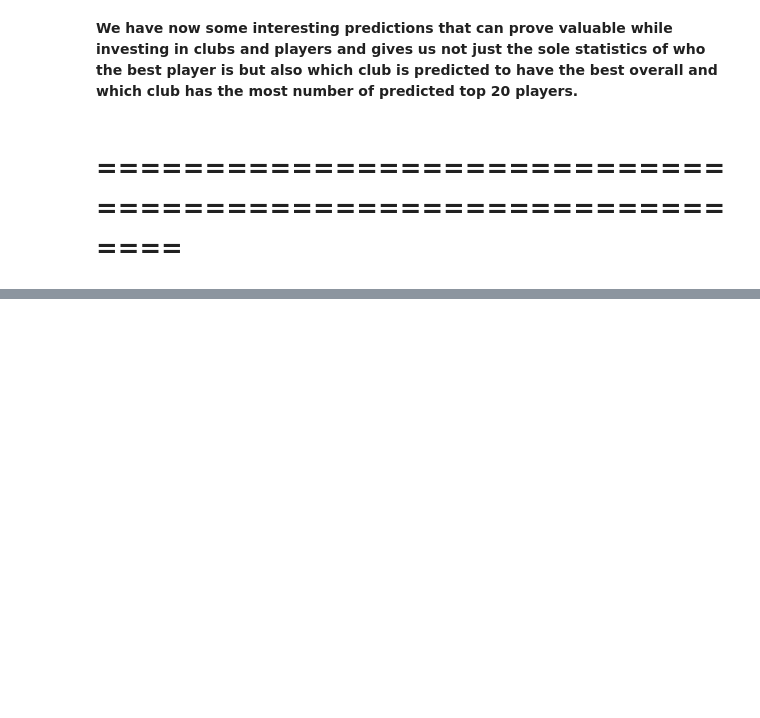
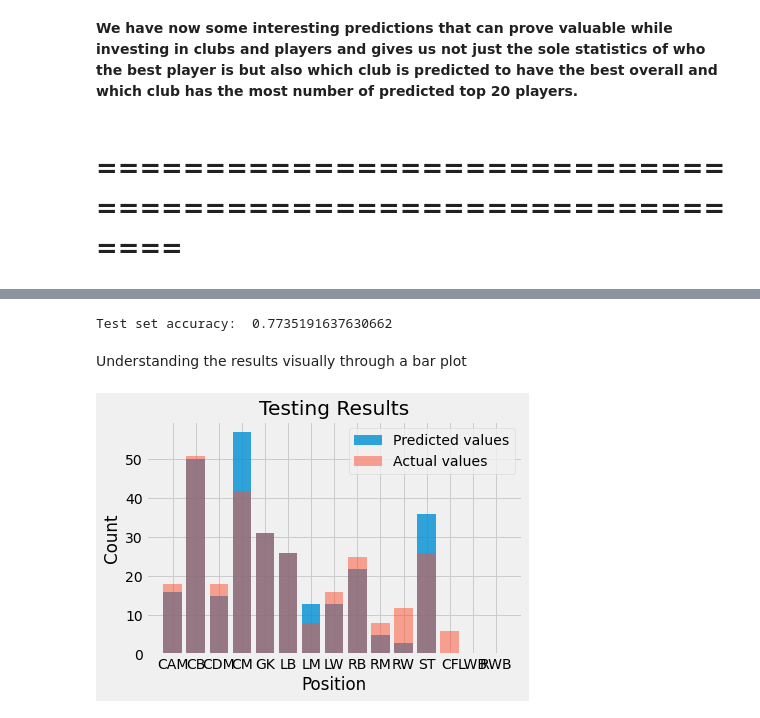
Before and after one commit to Wangsherpa/fifa-final-project, a Jupyter notebook: fifa-project.ipynb, the cells around one changed output, grey strips where cells are left out. Saved outputs shown, nothing was run; the diff lists cells and outputs as text; code cells hidden in the pictures; blank space fills up the shorter version.

```diff
--- a/fifa-project.ipynb
+++ b/fifa-project.ipynb
@@ -470,0 +660,4 @@ plt.show()
+# %%
+#Multiple player positions are present for a single player, extract only one out of those
+df_train['player_positions'] = df_train['player_positions'].str.split(',',n=1,expand=True)[0]
+df_train.head()
@@ -470,0 +710,13 @@ plt.show()
+# %%
+columns = ['ls','st','rs','lw','lf','cf','rf','rw','lam','cam','ram','lm','lcm','cm','rcm','rm','lwb','ldm', 'cdm','rdm','rwb','lb','lcb','cb','rcb','rb']
+df_test[columns] = df_test[columns].fillna(30)
+df_test[columns] = df_test[columns].astype(int)
+columns = ['dribbling','defending','physic','passing','shooting','pace']
+
+for col in columns:
+    df_test[col] = df_test[col].fillna(df_test[col].median())
+df_test[columns] = df_test[columns].astype(int)
+df_test['contract_valid_until'] = df_test['contract_valid_until'].fillna(df_test['contract_valid_until'].max())
+df_test = df_test.fillna(0)
+df_test['player_positions'] = df_test['player_positions'].str.split(',',n=1,expand=True)[0]
+df_test.head()
@@ -470,0 +730,29 @@ plt.show()
+# %%
+y_test = df_test['player_positions']
+y_test = y_test[df_tst['club'].isin(clubs)]
+X_tst = df_test.drop(['player_positions','team_position'],axis=1)
+X_test = X_tst[df_tst['club'].isin(clubs)]
+X_test = StandardScaler().fit_transform(X_test)
+X_tst = StandardScaler().fit_transform(X_tst)
+y_pred_test = model.predict(X_test)
+y_pred_t = model.predict(X_tst)
+test_acc = accuracy_score(y_test,y_pred_test)
+print('Test set accuracy: ',test_acc)
+# %% [output]
+Test set accuracy:  0.7735191637630662
+# %% [markdown]
+Understanding the results visually through a bar plot
+# %%
+pos_dum = pd.get_dummies(y_pred_t)
+pos_pred = pos_dum[df_tst['club'].isin(clubs)].sum(axis=0)
+pos_ac = pd.get_dummies(df_test['player_positions'])
+pos_actual = pos_ac[df_tst['club'].isin(clubs)].sum(axis=0)
+plt.bar(pos_dum.columns,pos_pred,alpha=0.8,label='Predicted values')
+plt.bar(pos_ac.columns,pos_actual,alpha=0.5,label='Actual values')
+plt.title("Testing Results")
+plt.xlabel('Position')
+plt.ylabel('Count')
+plt.legend()
+plt.show()
+# %% [output]
+[figure, added]
```
Also changed, not shown: parts of 118 cells of this notebook.
